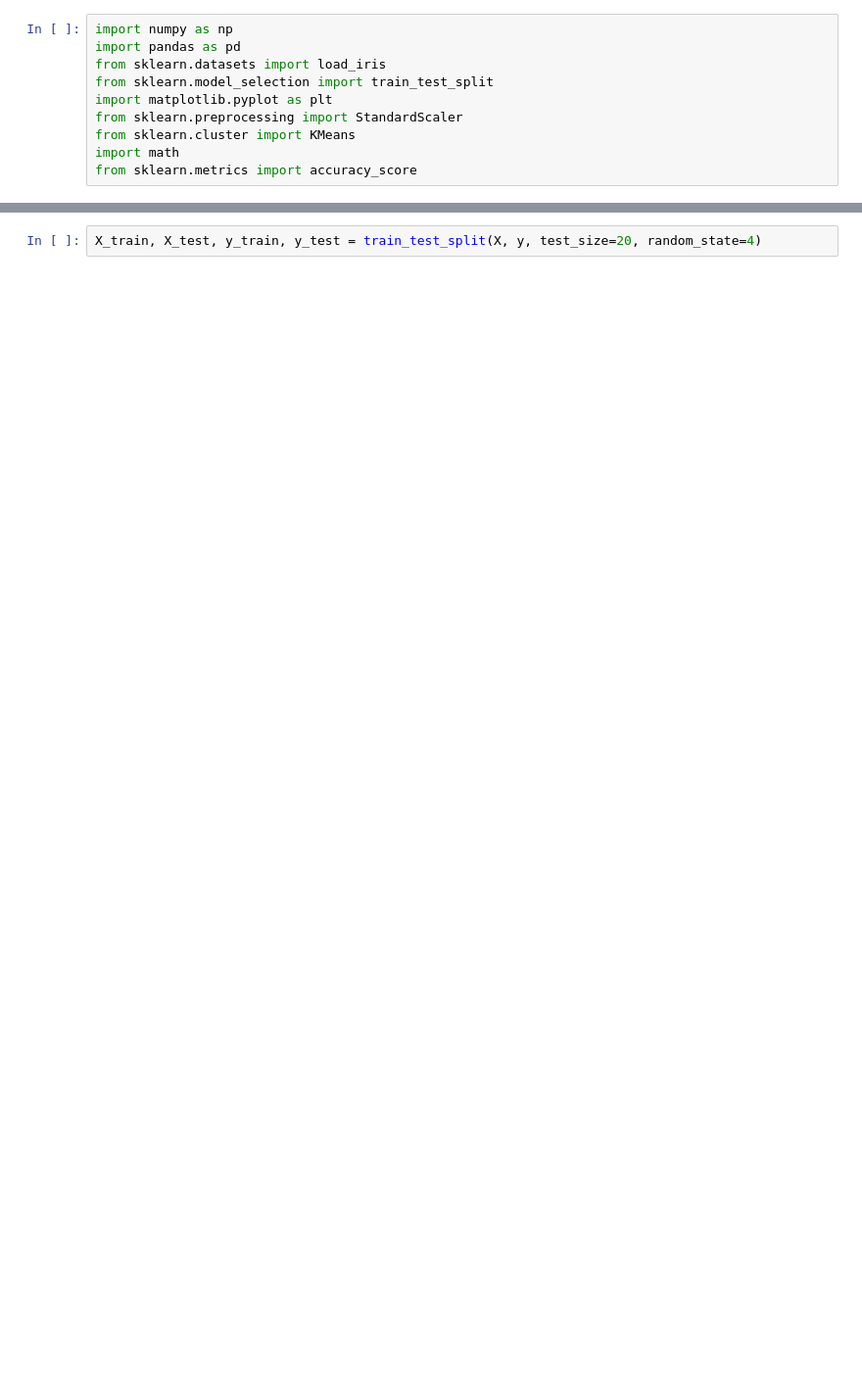
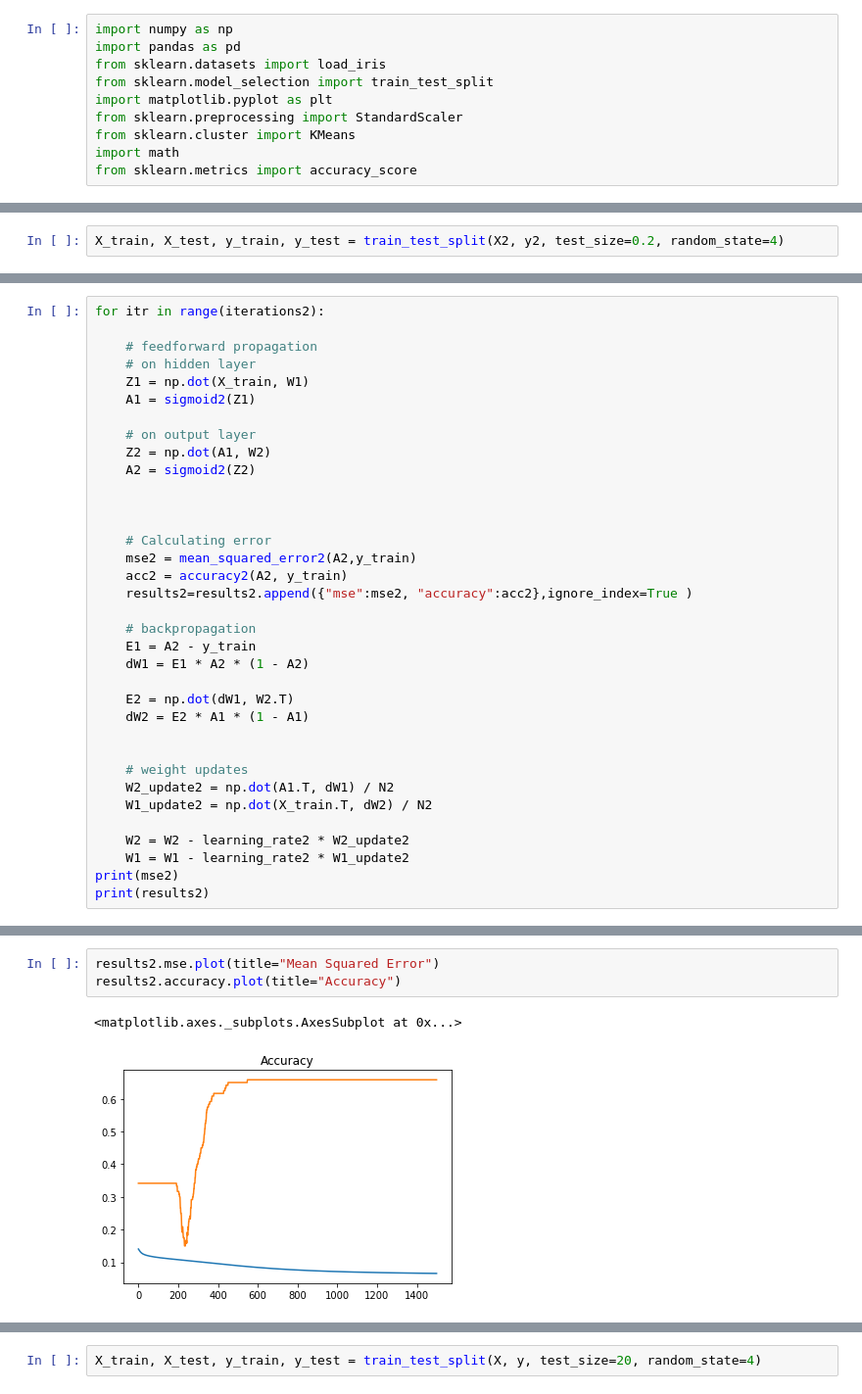
Before and after one commit to sandeepss2020/Neural_Network-DL, a Jupyter notebook: NNDL_LAB7_RBF_BPN.ipynb, the cells around one changed output, grey strips where cells are left out. Shown at 98% size. Saved outputs shown, nothing was run; the diff lists cells and outputs as text; blank space fills up the shorter version.

```diff
--- a/NNDL_LAB7_RBF_BPN.ipynb
+++ b/NNDL_LAB7_RBF_BPN.ipynb
@@ -139,0 +196,2 @@ from sklearn.metrics import accuracy_score
+# %%
+X_train, X_test, y_train, y_test = train_test_split(X2, y2, test_size=0.2, random_state=4)
@@ -139,0 +240,35 @@ from sklearn.metrics import accuracy_score
+# %%
+for itr in range(iterations2):
+
+    # feedforward propagation
+    # on hidden layer
+    Z1 = np.dot(X_train, W1)
+    A1 = sigmoid2(Z1)
+
+    # on output layer
+    Z2 = np.dot(A1, W2)
+    A2 = sigmoid2(Z2)
+
+
+
+    # Calculating error
+    mse2 = mean_squared_error2(A2,y_train)
+    acc2 = accuracy2(A2, y_train)
+    results2=results2.append({"mse":mse2, "accuracy":acc2},ignore_index=True )
+
+    # backpropagation
+    E1 = A2 - y_train
+    dW1 = E1 * A2 * (1 - A2)
+
+    E2 = np.dot(dW1, W2.T)
+    dW2 = E2 * A1 * (1 - A1)
+
+
+    # weight updates
+    W2_update2 = np.dot(A1.T, dW1) / N2
+    W1_update2 = np.dot(X_train.T, dW2) / N2
+
+    W2 = W2 - learning_rate2 * W2_update2
+    W1 = W1 - learning_rate2 * W1_update2
+print(mse2)
+print(results2)
@@ -139,0 +291,6 @@ from sklearn.metrics import accuracy_score
+# %%
+results2.mse.plot(title="Mean Squared Error")
+results2.accuracy.plot(title="Accuracy")
+# %% [output]
+<matplotlib.axes._subplots.AxesSubplot at 0x...>
+[figure, added]
```
Also changed, not shown: parts of 79 cells of this notebook.
